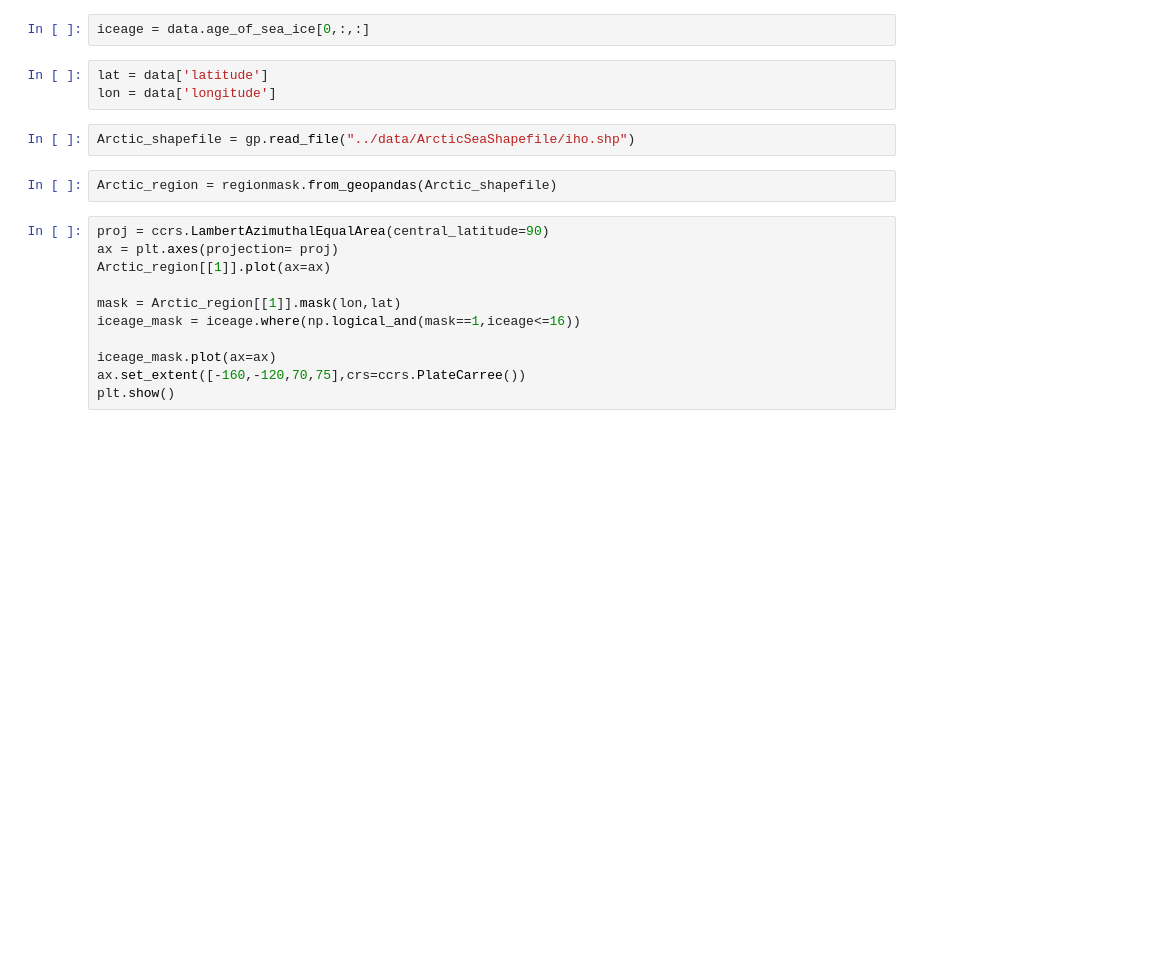
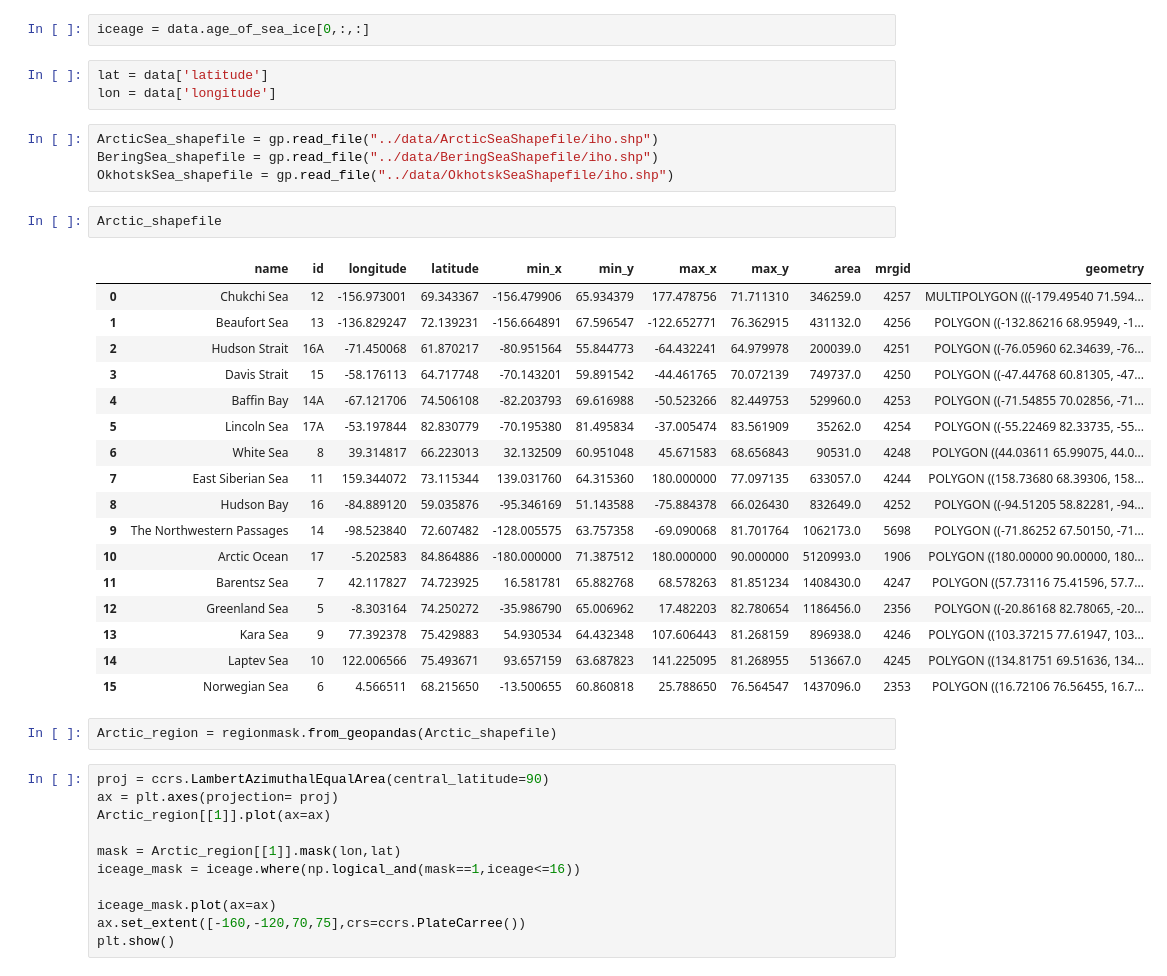
Before and after one commit to shanqi1998/ArcticZone, a Jupyter notebook: test.ipynb, the cells around one changed output. Drawn from its saved outputs; the diff is of its cells as text; blank space fills up the shorter version.

```diff
--- a/test.ipynb
+++ b/test.ipynb
@@ -14,7 +14,29 @@ iceage = data.age_of_sea_ice[0,:,:]
 lat = data['latitude']
 lon = data['longitude']
 # %%
-Arctic_shapefile = gp.read_file("../data/ArcticSeaShapefile/iho.shp")
+ArcticSea_shapefile = gp.read_file("../data/ArcticSeaShapefile/iho.shp")
+BeringSea_shapefile = gp.read_file("../data/BeringSeaShapefile/iho.shp")
+OkhotskSea_shapefile = gp.read_file("../data/OkhotskSeaShapefile/iho.shp")
+# %%
+Arctic_shapefile
+# %% [output]
+|  | name | id | longitude | latitude | min_x | min_y | max_x | max_y | area | mrgid | geometry |
+| 0 | Chukchi Sea | 12 | -156.973001 | 69.343367 | -156.479906 | 65.934379 | 177.478756 | 71.711310 | 346259.0 | 4257 | MULTIPOLYGON (((-179.49540 71.594... |
+| 1 | Beaufort Sea | 13 | -136.829247 | 72.139231 | -156.664891 | 67.596547 | -122.652771 | 76.362915 | 431132.0 | 4256 | POLYGON ((-132.86216 68.95949, -1... |
+| 2 | Hudson Strait | 16A | -71.450068 | 61.870217 | -80.951564 | 55.844773 | -64.432241 | 64.979978 | 200039.0 | 4251 | POLYGON ((-76.05960 62.34639, -76... |
+| 3 | Davis Strait | 15 | -58.176113 | 64.717748 | -70.143201 | 59.891542 | -44.461765 | 70.072139 | 749737.0 | 4250 | POLYGON ((-47.44768 60.81305, -47... |
+| 4 | Baffin Bay | 14A | -67.121706 | 74.506108 | -82.203793 | 69.616988 | -50.523266 | 82.449753 | 529960.0 | 4253 | POLYGON ((-71.54855 70.02856, -71... |
+| 5 | Lincoln Sea | 17A | -53.197844 | 82.830779 | -70.195380 | 81.495834 | -37.005474 | 83.561909 | 35262.0 | 4254 | POLYGON ((-55.22469 82.33735, -55... |
+| 6 | White Sea | 8 | 39.314817 | 66.223013 | 32.132509 | 60.951048 | 45.671583 | 68.656843 | 90531.0 | 4248 | POLYGON ((44.03611 65.99075, 44.0... |
+| 7 | East Siberian Sea | 11 | 159.344072 | 73.115344 | 139.031760 | 64.315360 | 180.000000 | 77.097135 | 633057.0 | 4244 | POLYGON ((158.73680 68.39306, 158... |
+| 8 | Hudson Bay | 16 | -84.889120 | 59.035876 | -95.346169 | 51.143588 | -75.884378 | 66.026430 | 832649.0 | 4252 | POLYGON ((-94.51205 58.82281, -94... |
+| 9 | The Northwestern Passages | 14 | -98.523840 | 72.607482 | -128.005575 | 63.757358 | -69.090068 | 81.701764 | 1062173.0 | 5698 | POLYGON ((-71.86252 67.50150, -71... |
+| 10 | Arctic Ocean | 17 | -5.202583 | 84.864886 | -180.000000 | 71.387512 | 180.000000 | 90.000000 | 5120993.0 | 1906 | POLYGON ((180.00000 90.00000, 180... |
+| 11 | Barentsz Sea | 7 | 42.117827 | 74.723925 | 16.581781 | 65.882768 | 68.578263 | 81.851234 | 1408430.0 | 4247 | POLYGON ((57.73116 75.41596, 57.7... |
+| 12 | Greenland Sea | 5 | -8.303164 | 74.250272 | -35.986790 | 65.006962 | 17.482203 | 82.780654 | 1186456.0 | 2356 | POLYGON ((-20.86168 82.78065, -20... |
+| 13 | Kara Sea | 9 | 77.392378 | 75.429883 | 54.930534 | 64.432348 | 107.606443 | 81.268159 | 896938.0 | 4246 | POLYGON ((103.37215 77.61947, 103... |
+| 14 | Laptev Sea | 10 | 122.006566 | 75.493671 | 93.657159 | 63.687823 | 141.225095 | 81.268955 | 513667.0 | 4245 | POLYGON ((134.81751 69.51636, 134... |
+| 15 | Norwegian Sea | 6 | 4.566511 | 68.215650 | -13.500655 | 60.860818 | 25.788650 | 76.564547 | 1437096.0 | 2353 | POLYGON ((16.72106 76.56455, 16.7... |
 # %%
 Arctic_region = regionmask.from_geopandas(Arctic_shapefile)
 # %%
```
